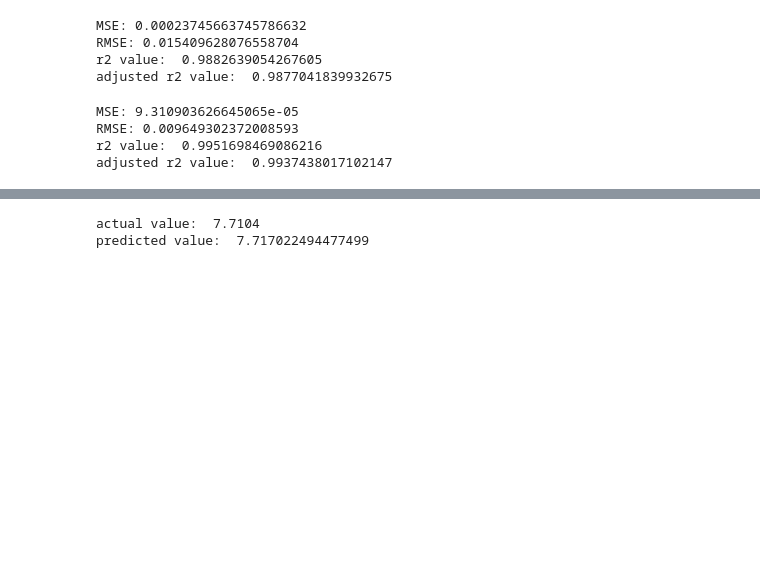
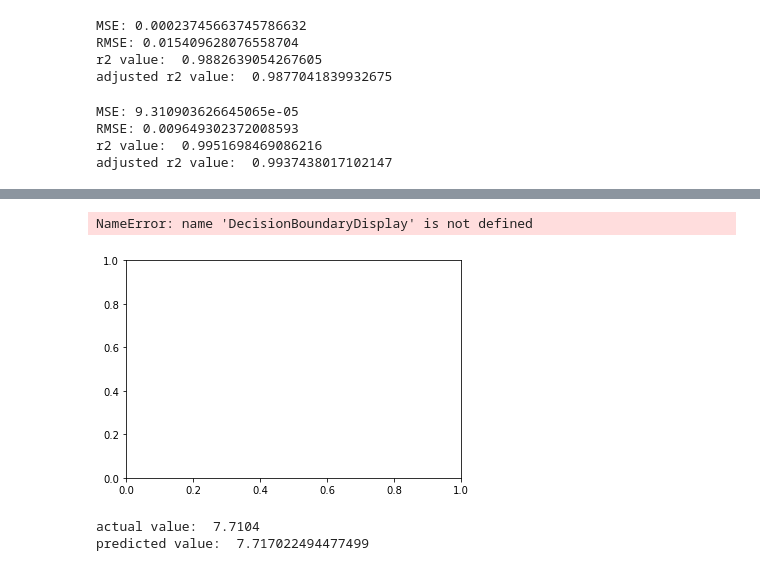
Before and after one commit to asif-saad/Analysis-of-Ocean-Climate, a Jupyter notebook: main.ipynb, the cells around one changed output, grey strips where cells are left out. Cells and saved outputs as stored; diff of their text form; code cells hidden in the pictures; blank space fills up the shorter version.

```diff
--- a/main.ipynb
+++ b/main.ipynb
@@ -519,3 +508,21 @@ Name: 194526, dtype: float64
+# %%
+ax=plt.gca()
+DecisionBoundaryDisplay.from_estimator(
+    regressor,
+    x_train1,
+    ax=ax,
+    response_method="predict",
+    plot_method="pcolormesh",
+    shading="auto",
+)
+
+plt.scatter(x_train1[:, 0], x_train1[:, 1], c=y_train1, cmap=plt.cm.Paired, edgecolors="k")
+plt.title("3-Class classification using Support Vector Machine with custom kernel")
+plt.axis("tight")
+plt.show()
+# %% [output]
+NameError: name 'DecisionBoundaryDisplay' is not defined
+[figure, added]
 # %%
 # array([-0.46979538, -1.0286095 , -1.26924339, -0.98504837,  1.23284013,
 #        -1.45351604, -0.97621531,  0.94200137,  1.23678584,  0.08450087,
```
Also changed, not shown: parts of 3 cells of this notebook, 1 other file.
